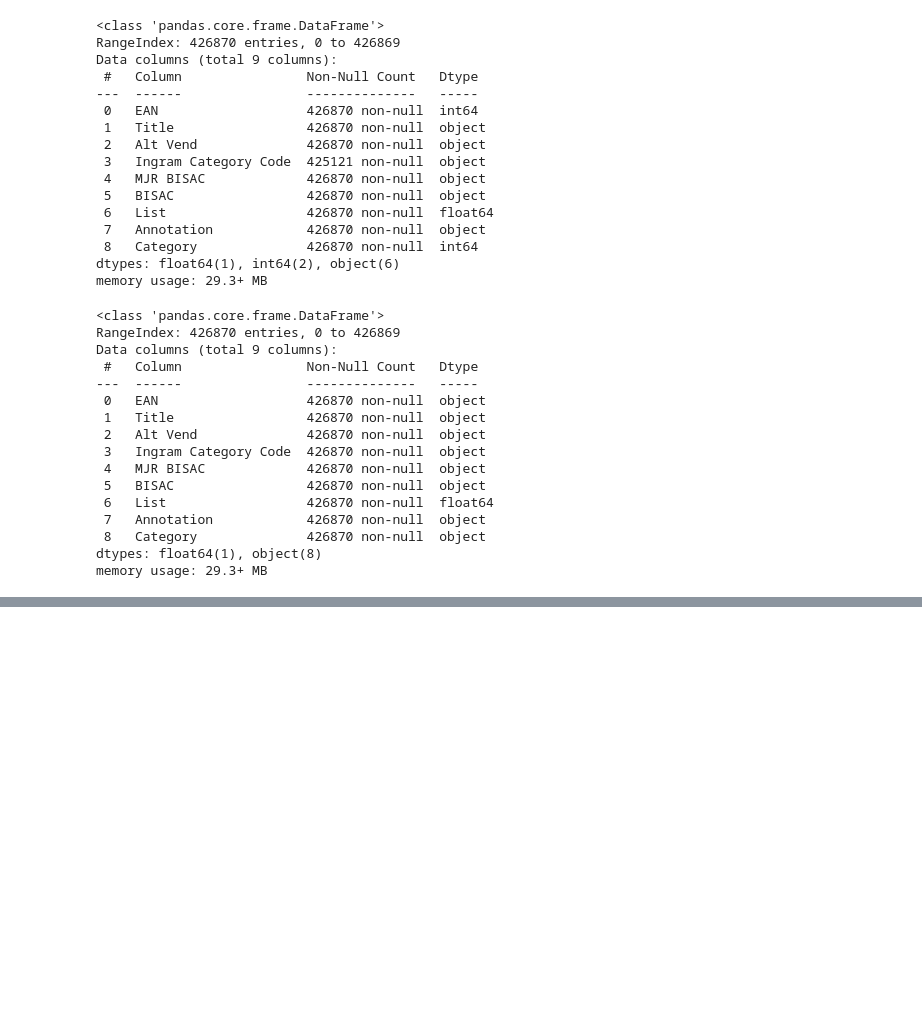
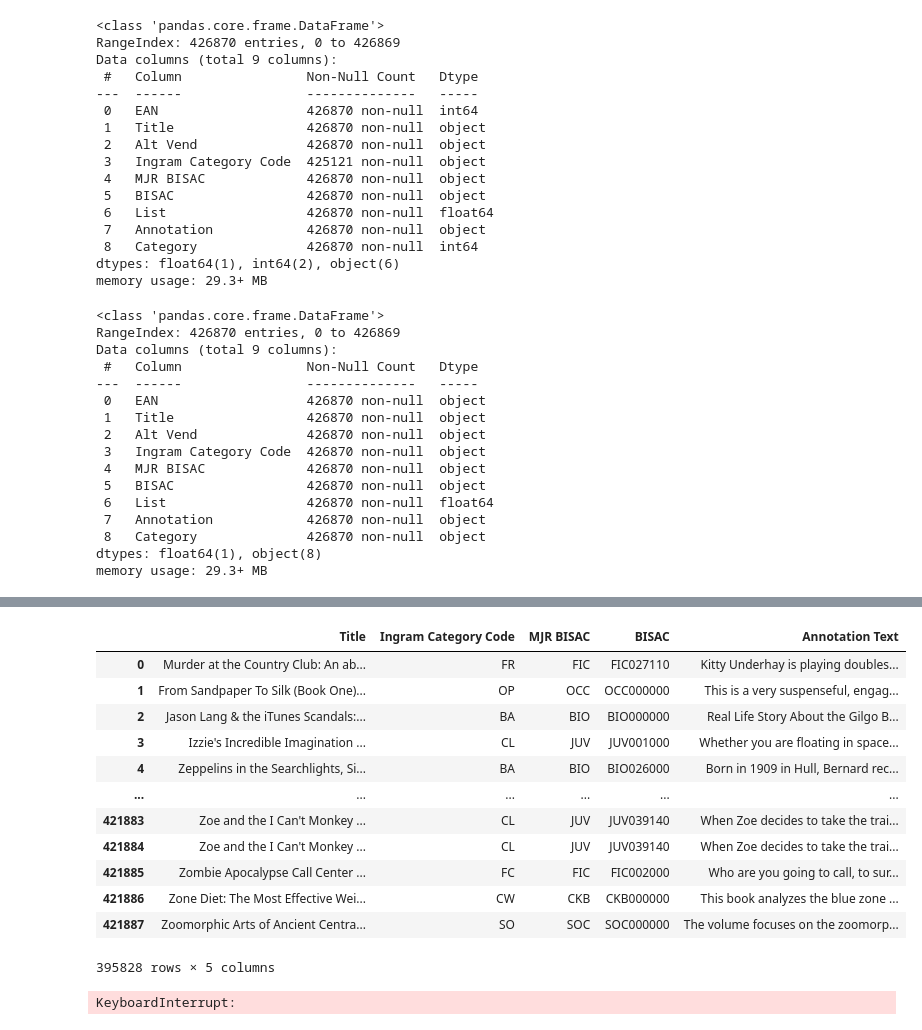
Before and after one commit to michialm/NLPClassifier, a Jupyter notebook: NLP Classifier Data Read and Cleanup.ipynb, the cells around one changed output, grey strips where cells are left out. Saved outputs shown, nothing was run; the diff lists cells and outputs as text; code cells hidden in the pictures; blank space fills up the shorter version.

```diff
--- a/NLP Classifier Data Read and Cleanup.ipynb
+++ b/NLP Classifier Data Read and Cleanup.ipynb
@@ -114,0 +156,16 @@ pipe = pipeline("text-classification", model="papluca/xlm-roberta-base-language-
+# %%
+Titles_Binary.dropna(inplace=False)
+# %% [output]
+|  | Title | Ingram Category Code | MJR BISAC | BISAC | Annotation Text |
+| 0 | Murder at the Country Club: An ab... | FR | FIC | FIC027110 | Kitty Underhay is playing doubles... |
+| 1 | From Sandpaper To Silk (Book One)... | OP | OCC | OCC000000 | This is a very suspenseful, engag... |
+| 2 | Jason Lang & the iTunes Scandals:... | BA | BIO | BIO000000 | Real Life Story About the Gilgo B... |
+| 3 | Izzie's Incredible Imagination ... | CL | JUV | JUV001000 | Whether you are floating in space... |
+| 4 | Zeppelins in the Searchlights, Si... | BA | BIO | BIO026000 | Born in 1909 in Hull, Bernard rec... |
+| ... | ... | ... | ... | ... | ... |
+| 421883 | Zoe and the I Can't Monkey ... | CL | JUV | JUV039140 | When Zoe decides to take the trai... |
+| 421884 | Zoe and the I Can't Monkey ... | CL | JUV | JUV039140 | When Zoe decides to take the trai... |
+| 421885 | Zombie Apocalypse Call Center ... | FC | FIC | FIC002000 | Who are you going to call, to sur... |
+| 421886 | Zone Diet: The Most Effective Wei... | CW | CKB | CKB000000 | This book analyzes the blue zone ... |
+| 421887 | Zoomorphic Arts of Ancient Centra... | SO | SOC | SOC000000 | The volume focuses on the zoomorp... |
+395828 rows × 5 columns
@@ -115 +221,55 @@ pipe = pipeline("text-classification", model="papluca/xlm-roberta-base-language-
+# %%
+Titles_Binary['Language'] = ""
+Titles_Binary['Score'] = ""
+
+# Batch processing parameters
+batch_size = 100  # Adjust the batch size based on your system's capacity
+chunk_size = 10000  # Adjust the chunk size based on the available memory
+
+# Calculate the total number of chunks
+num_chunks = (len(Titles_Binary) - 1) // chunk_size + 1
+
+# Iterate over the dataset in chunks
+for chunk_index, start_index in tqdm(enumerate(range(0, len(Titles_Binary), chunk_size), 1), total=num_chunks, desc='Processing Chunks'):
+    end_index = min(start_index + chunk_size, len(Titles_Binary))
+    chunk_texts = Titles_Binary['Annotation Text'][start_index:end_index].tolist()
+
+    # Calculate the total number of batches within the current chunk
+    num_batches = (len(chunk_texts) - 1) // batch_size + 1
+
+    # Iterate over the chunk in batches
+    for batch_index, batch_start_index in enumerate(range(0, len(chunk_texts), batch_size), 1):
+        batch_end_index = min(batch_start_index + batch_size, len(chunk_texts))
+        batch_texts = chunk_texts[batch_start_index:batch_end_index]
+
+        # Encode the batch of texts
+        encoded_inputs = tokenizer.batch_encode_plus(
+            batch_texts,
+            truncation=True,
+            max_length=15,
+            padding='max_length',
+            return_tensors='pt'
+        )
+
+        # Make predictions for the batch
+        outputs = pipe.model(**encoded_inputs)
+        logits = outputs.logits
+        predicted_class_indices = logits.argmax(dim=1).tolist()
+
+        # Apply softmax to obtain confidence scores
+        scores = F.softmax(logits, dim=1)
+
+        # Update the corresponding rows in the dataset
+        for i, index in enumerate(range(start_index + batch_start_index, start_index + batch_end_index)):
+            predicted_class_idx = predicted_class_indices[i]
+            language = pipe.model.config.id2label[predicted_class_idx]
+            score = scores[i][predicted_class_idx].item()
+
+            Titles_Binary.at[index, 'Language'] = language
+            Titles_Binary.at[index, 'Score'] = score
+
+# Print the updated dataset
+print(Titles_Binary)
+# %% [output]
+KeyboardInterrupt:
 # %%
```
Also changed, not shown: parts of 15 cells of this notebook.
